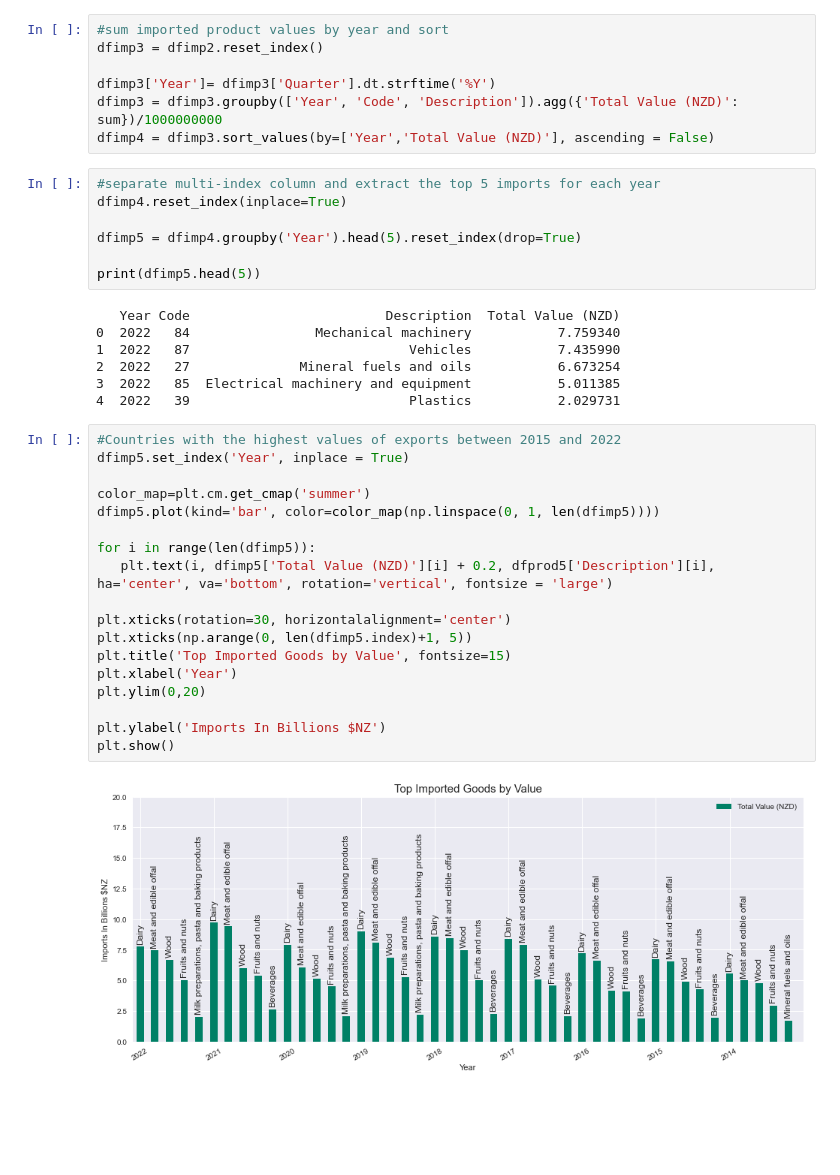
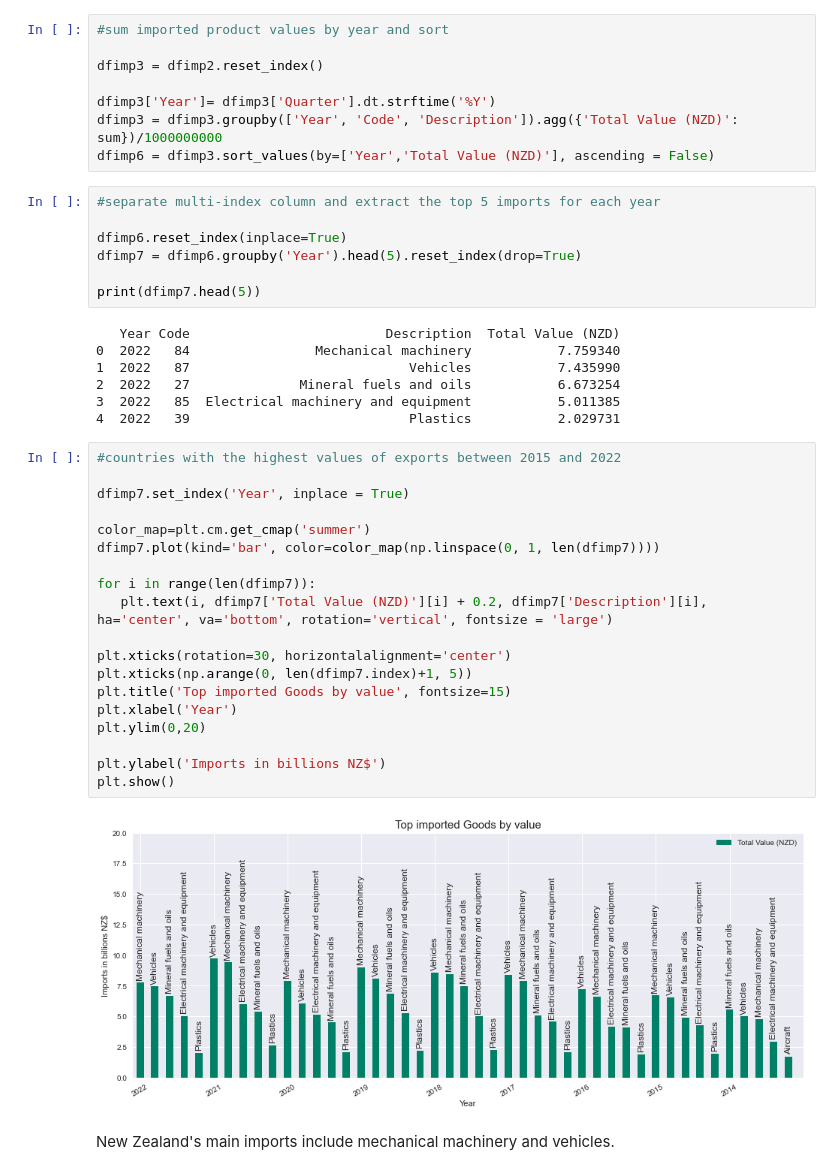
Before and after one commit to lilianasku/Time-series-analysis, a Jupyter notebook: notebooks/TradeData_Eda.ipynb, the cells around one changed output. Cells and saved outputs as stored; diff of their text form; blank space fills up the shorter version.

```diff
--- a/notebooks/TradeData_Eda.ipynb
+++ b/notebooks/TradeData_Eda.ipynb
@@ -521,18 +525,19 @@ dfimp = goods_imports_product_total.groupby(['Quarter', 'Code', 'Description']).
 dfimp2 = dfimp.sort_values('Total Value (NZD)', ascending = False)
 # %%
 #sum imported product values by year and sort
+
 dfimp3 = dfimp2.reset_index()
 
 dfimp3['Year']= dfimp3['Quarter'].dt.strftime('%Y')
 dfimp3 = dfimp3.groupby(['Year', 'Code', 'Description']).agg({'Total Value (NZD)': sum})/1000000000
-dfimp4 = dfimp3.sort_values(by=['Year','Total Value (NZD)'], ascending = False)
+dfimp6 = dfimp3.sort_values(by=['Year','Total Value (NZD)'], ascending = False)
 # %%
 #separate multi-index column and extract the top 5 imports for each year
-dfimp4.reset_index(inplace=True)
 
-dfimp5 = dfimp4.groupby('Year').head(5).reset_index(drop=True)
+dfimp6.reset_index(inplace=True)
+dfimp7 = dfimp6.groupby('Year').head(5).reset_index(drop=True)
 
-print(dfimp5.head(5))
+print(dfimp7.head(5))
 # %% [output]
    Year Code                         Description  Total Value (NZD)
 0  2022   84                Mechanical machinery           7.759340
@@ -541,22 +546,25 @@ print(dfimp5.head(5))
 3  2022   85  Electrical machinery and equipment           5.011385
 4  2022   39                            Plastics           2.029731
 # %%
-#Countries with the highest values of exports between 2015 and 2022
-dfimp5.set_index('Year', inplace = True)
+#countries with the highest values of exports between 2015 and 2022
+
+dfimp7.set_index('Year', inplace = True)
 
 color_map=plt.cm.get_cmap('summer')
-dfimp5.plot(kind='bar', color=color_map(np.linspace(0, 1, len(dfimp5))))
+dfimp7.plot(kind='bar', color=color_map(np.linspace(0, 1, len(dfimp7))))
 
-for i in range(len(dfimp5)):
-   plt.text(i, dfimp5['Total Value (NZD)'][i] + 0.2, dfprod5['Description'][i], ha='center', va='bottom', rotation='vertical', fontsize = 'large')
+for i in range(len(dfimp7)):
+   plt.text(i, dfimp7['Total Value (NZD)'][i] + 0.2, dfimp7['Description'][i], ha='center', va='bottom', rotation='vertical', fontsize = 'large')
 
 plt.xticks(rotation=30, horizontalalignment='center')
-plt.xticks(np.arange(0, len(dfimp5.index)+1, 5))
-plt.title('Top Imported Goods by Value', fontsize=15)
+plt.xticks(np.arange(0, len(dfimp7.index)+1, 5))
+plt.title('Top imported Goods by value', fontsize=15)
 plt.xlabel('Year')
 plt.ylim(0,20)
 
-plt.ylabel('Imports In Billions $NZ')
+plt.ylabel('Imports in billions NZ$')
 plt.show()
 # %% [output]
-[figure, old version]
+[figure, new version]
+# %% [markdown]
+New Zealand's main imports include mechanical machinery and vehicles.
```
Also changed, not shown: parts of 7 cells of this notebook.
